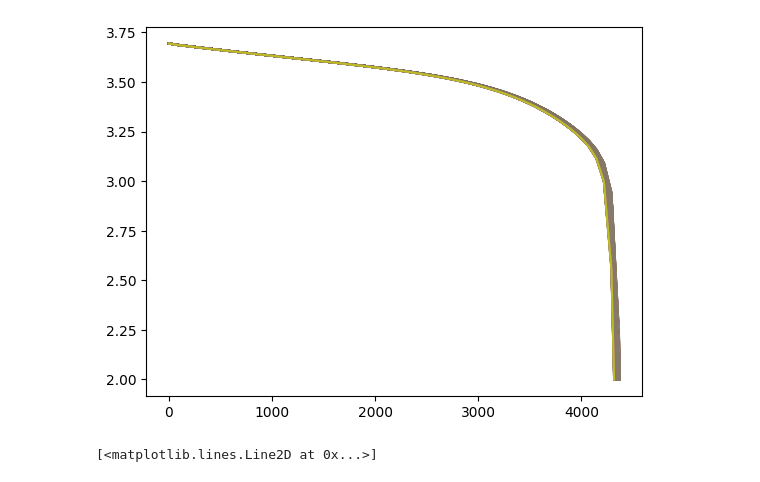
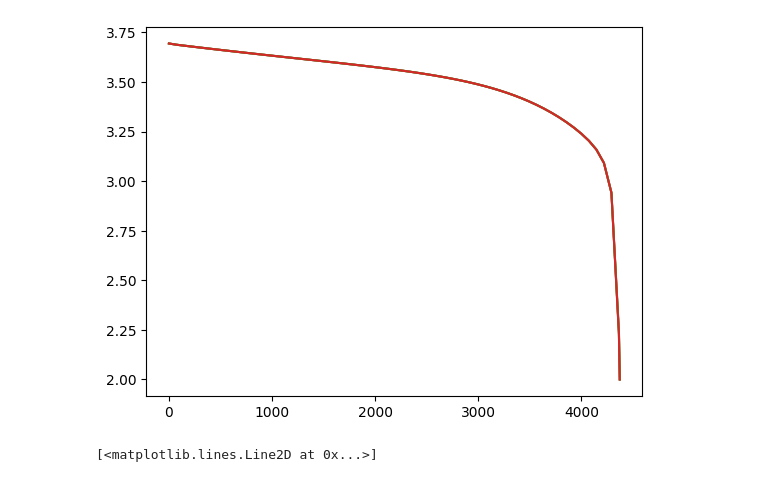
Before and after one commit to AdiMatam/Battery-Pybamm, a Jupyter notebook: zdview.ipynb, the cells around one changed output. Saved outputs shown, nothing was run; the diff lists cells and outputs as text; code cells hidden in the pictures.

```diff
--- a/zdview.ipynb
+++ b/zdview.ipynb
@@ -4,5 +5,6 @@ from matplotlib import pyplot as plt
 # %%
-data = pd.read_csv("CELL.csv", index_col=[0,1])
-data['Cell1 Voltage'] = data['Cell1 Cathode vPhi'] - data['Cell1 Anode vPhi']
+data = pd.read_csv("mydata.csv", index_col=[0,1])
+data['Cell 1,1 Voltage'] = data['Cell 1,1 Cathode vPhi'] - data['Cell 1,1 Anode vPhi']
+data['Cell 1,2 Voltage'] = data['Cell 1,2 Cathode vPhi'] - data['Cell 1,2 Anode vPhi']
 data
 # %% [output]
@@ -22,8 +29,8 @@ data
 # %%
-for i in range(3, 501, 2):
+for i in range(3, 11, 2):
     plt.plot(data.loc[(f'C{i}'),'Time'], data.loc[(f'C{i}'),'Cell1 Voltage'])
 # %% [output]
-[figure, old version]
+[figure, new version]
 # %%
 plt.plot(data.loc[(f'C3'),'Time'], data.loc[(f'C3'),'Cell1 Voltage'])
 plt.plot(data.loc[(f'C499'),'Time'], data.loc[(f'C499'),'Cell1 Voltage'])
```
Also changed, not shown: parts of 3 cells of this notebook, 15 other files.
